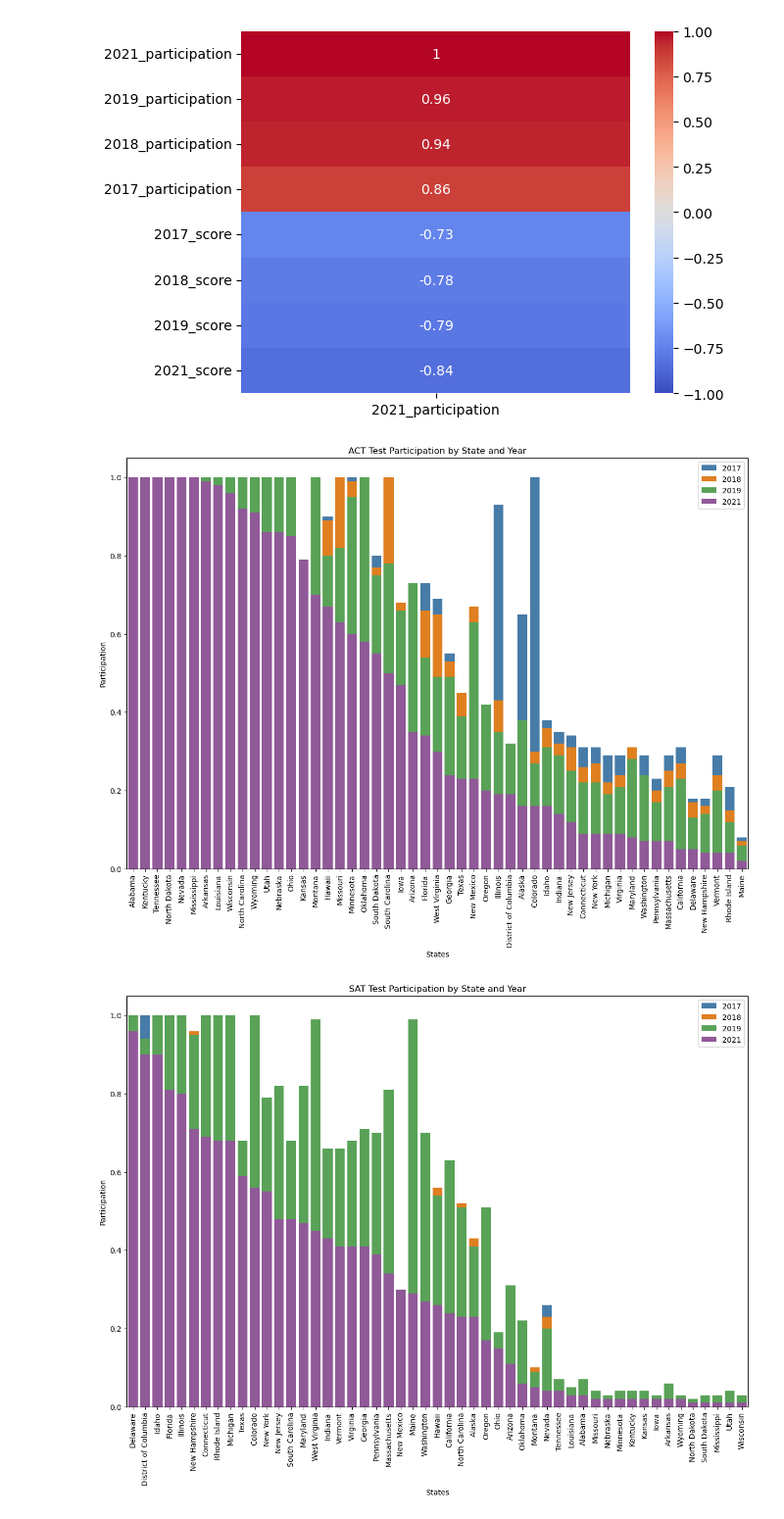
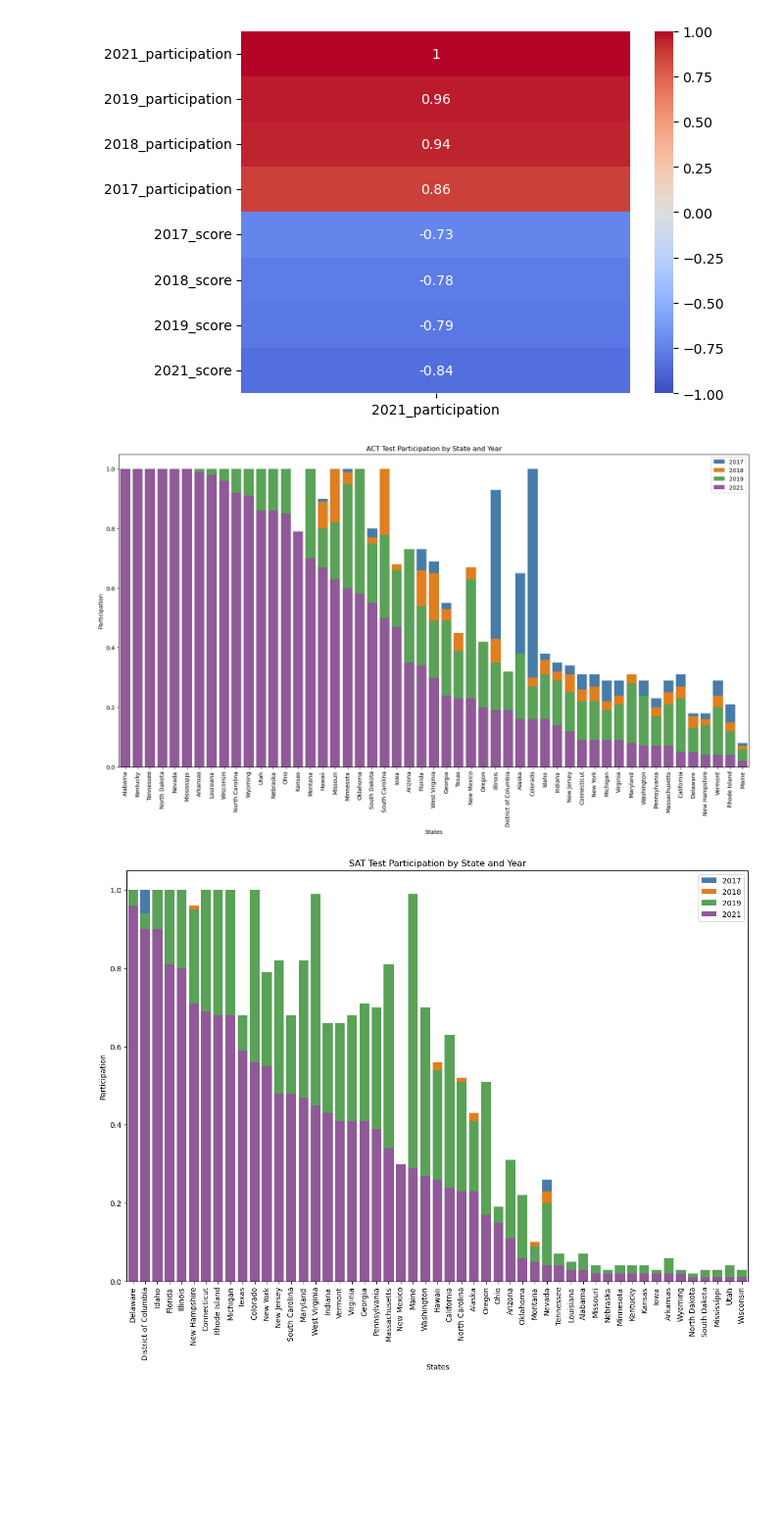
Before and after one commit to argishtiovsepyan/Standardized_Test_Analysis, a Jupyter notebook: code/argishti_project_1.ipynb, the cells around one changed output. Shown: that part at 98% size. Drawn from its saved outputs; the diff is of its cells as text; code cells hidden in the pictures; blank space fills up the shorter version.

Commit message:
figure sizes

```diff
--- a/code/argishti_project_1.ipynb
+++ b/code/argishti_project_1.ipynb
@@ -761,24 +761,24 @@ sns.heatmap(df_act.corr()[['2021_participation']].sort_values(by = '2021_partici
 # %% [output]
 [figure]
 # %%
-plt.figure(figsize=(15, 10))
+plt.figure(figsize=(20, 10))
 
 act_part_state = df_act.sort_values('2021_participation', ascending=False)
 
 sns.barplot(x=act_part_state['state'], y=act_part_state['2017_participation'], color='#377eb8', label='2017')
 sns.barplot(x=act_part_state['state'], y=act_part_state['2018_participation'], color='#ff7f00', label='2018')
 sns.barplot(x=act_part_state['state'], y=act_part_state['2019_participation'], color='#4daf4a', label='2019')
 sns.barplot(x=act_part_state['state'], y=act_part_state['2021_participation'], color='#984ea3', label='2021')
 
 plt.xlabel('States')
 plt.ylabel('Participation')
 plt.title('ACT Test Participation by State and Year')
 plt.legend()
 
 plt.xticks(rotation=90)
 plt.show()
 # %% [output]
-[figure, old version]
+[figure, new version]
 # %%
 plt.figure(figsize=(15, 10))
 
```
